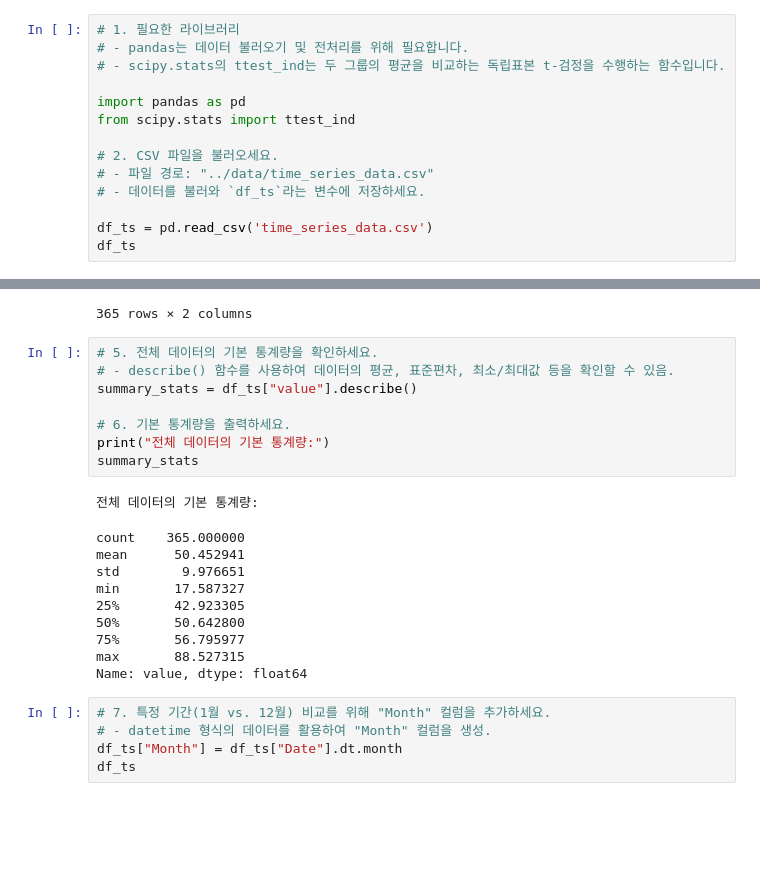
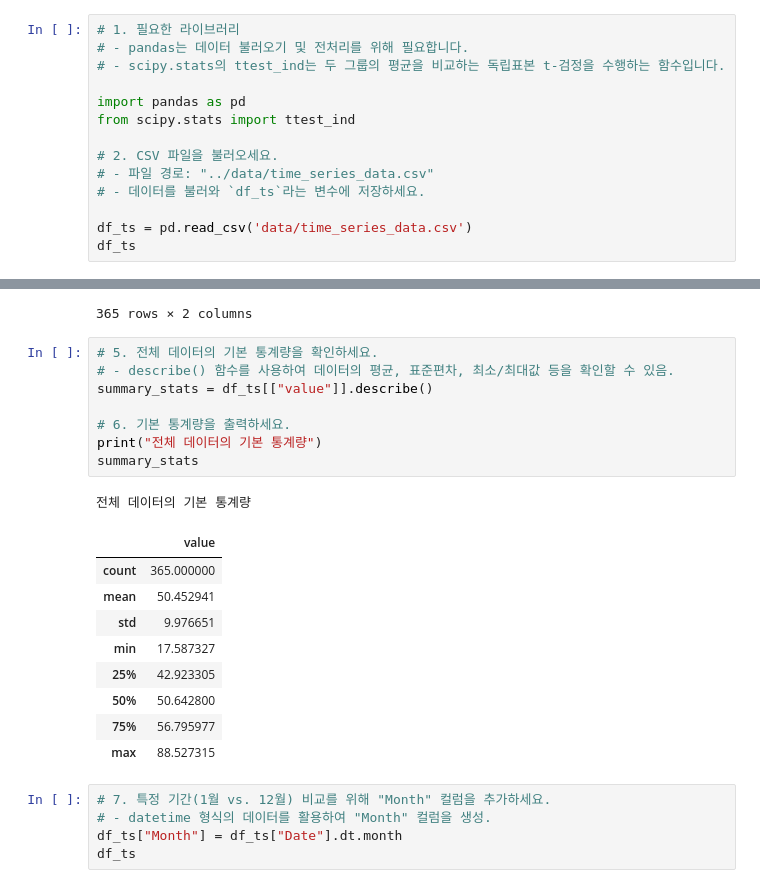
Before and after one commit to ha-nyang-95/DB_HW, a Jupyter notebook: 데이터/3_통계_기초/hw.ipynb, the cells around one changed output, grey strips where cells are left out. Saved outputs shown, nothing was run; the diff lists cells and outputs as text; blank space fills up the shorter version.

```diff
--- a/데이터/3_통계_기초/hw.ipynb
+++ b/데이터/3_통계_기초/hw.ipynb
@@ -80,7 +71,7 @@ from scipy.stats import ttest_ind
 # - 파일 경로: "../data/time_series_data.csv"
 # - 데이터를 불러와 `df_ts`라는 변수에 저장하세요.
 
-df_ts = pd.read_csv('time_series_data.csv')
+df_ts = pd.read_csv('data/time_series_data.csv')
 df_ts
 # %% [output]
 |  | Date | value |
@@ -133,22 +124,22 @@ df_ts
 # %%
 # 5. 전체 데이터의 기본 통계량을 확인하세요.
 # - describe() 함수를 사용하여 데이터의 평균, 표준편차, 최소/최대값 등을 확인할 수 있음.
-summary_stats = df_ts["value"].describe()
+summary_stats = df_ts[["value"]].describe()
 
 # 6. 기본 통계량을 출력하세요.
-print("전체 데이터의 기본 통계량:")
+print("전체 데이터의 기본 통계량")
 summary_stats
 # %% [output]
-전체 데이터의 기본 통계량:
+전체 데이터의 기본 통계량
-count    365.000000
-mean      50.452941
-std        9.976651
-min       17.587327
-25%       42.923305
-50%       50.642800
-75%       56.795977
-max       88.527315
-Name: value, dtype: float64
+|  | value |
+| count | 365.000000 |
+| mean | 50.452941 |
+| std | 9.976651 |
+| min | 17.587327 |
+| 25% | 42.923305 |
+| 50% | 50.642800 |
+| 75% | 56.795977 |
+| max | 88.527315 |
 # %%
 # 7. 특정 기간(1월 vs. 12월) 비교를 위해 "Month" 컬럼을 추가하세요.
 # - datetime 형식의 데이터를 활용하여 "Month" 컬럼을 생성.
```
Also changed, not shown: parts of 4 cells of this notebook, 28 other files.
